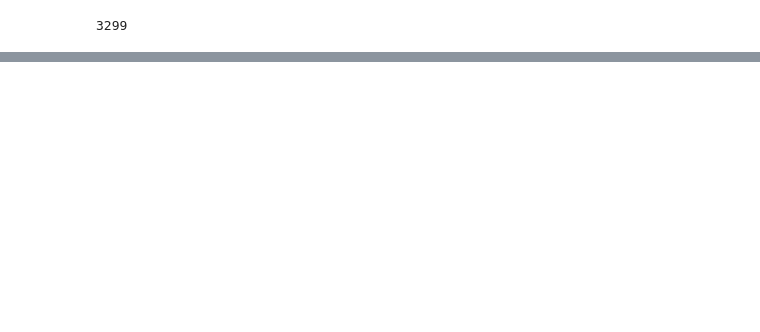
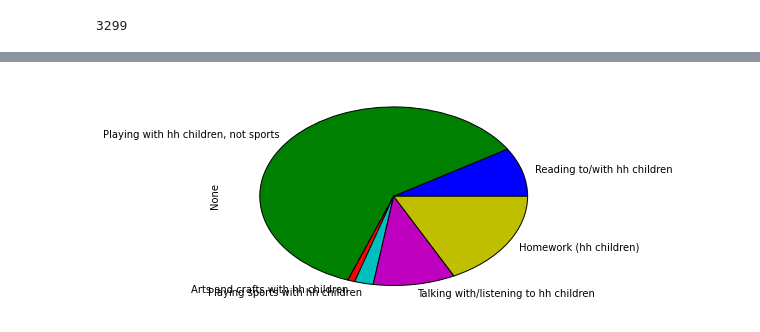
Before and after one commit to JermaineKee/Atus-Analysis, a Jupyter notebook: cleanedData.ipynb, the cells around one changed output, grey strips where cells are left out. Saved outputs shown, nothing was run; the diff lists cells and outputs as text; code cells hidden in the pictures; blank space fills up the shorter version.

```diff
--- a/cleanedData.ipynb
+++ b/cleanedData.ipynb
@@ -577,0 +600,7 @@ data_summary["Banking"].sum() #minutes spent "Banking"
+# %%
+child_time = data_summary[['Reading to/with hh children', 'Playing with hh children, not sports', 'Arts and crafts with hh children', 'Playing sports with hh children', 'Talking with/listening to hh children', 'Homework (hh children)']].sum()
+# %%
+child_time.plot(kind = 'pie')
+plt.show()
+# %% [output]
+[figure, added]
```
Also changed, not shown: parts of 11 cells of this notebook.
